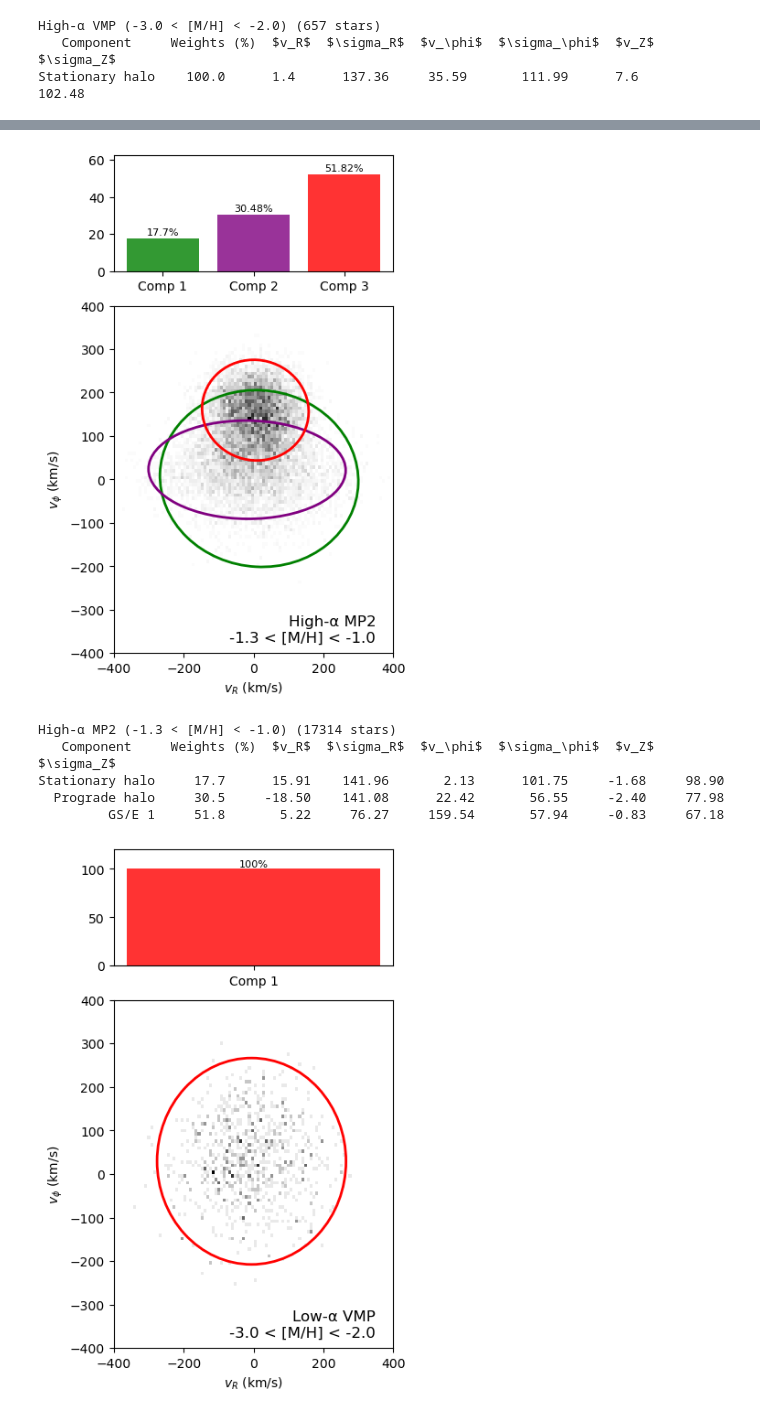
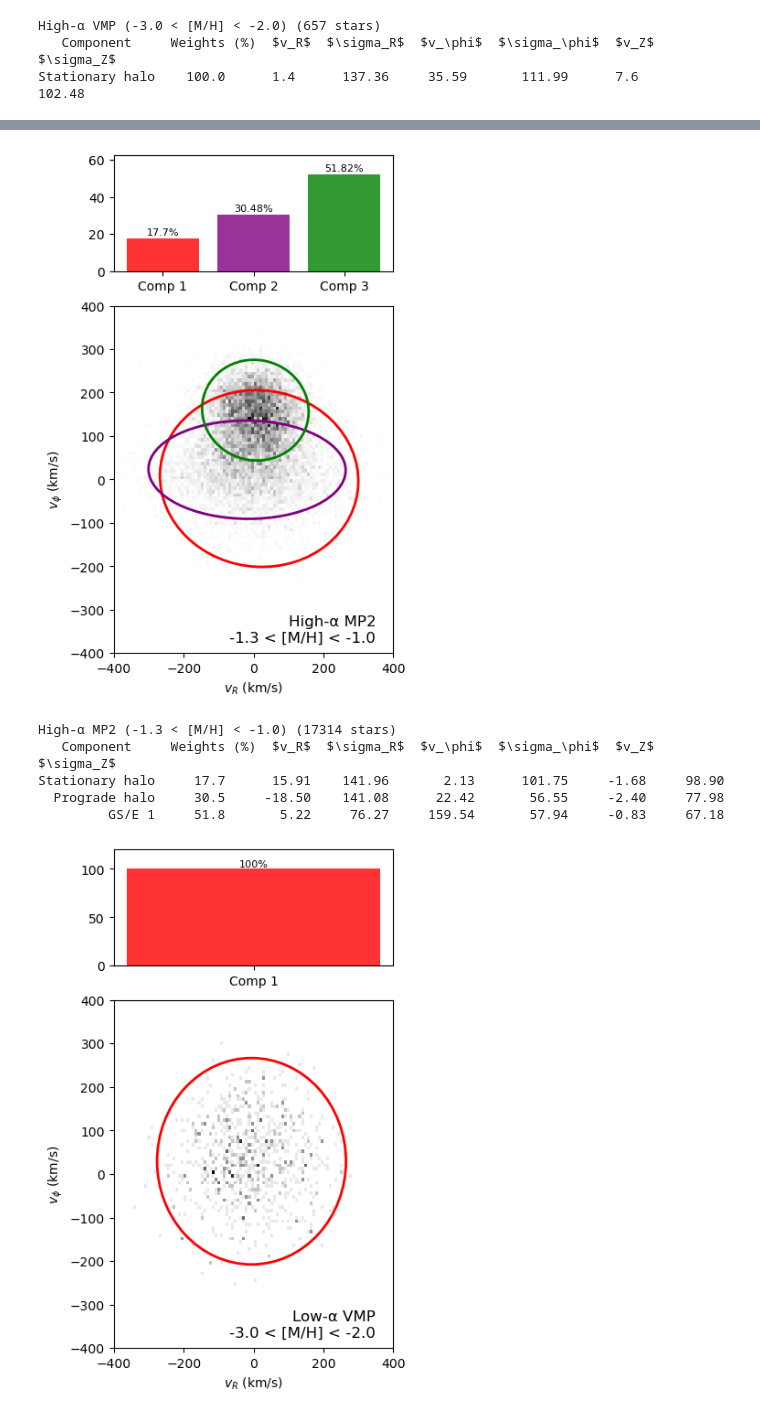
Before and after one commit to raunaq-rai/Disentangling-the-Milky-Way-using-GMM, a Jupyter notebook: notebooks/Viswanathan_GMM.ipynb, the cells around one changed output, grey strips where cells are left out. Drawn from its saved outputs; the diff is of its cells as text; code cells hidden in the pictures.

```diff
--- a/notebooks/Viswanathan_GMM.ipynb
+++ b/notebooks/Viswanathan_GMM.ipynb
@@ -341,21 +341,21 @@ gmm_mp2_high = fit_gmm_fixed_components(df_mp2_high, n_components=3, n_init=100)
 with open("../models/gmm_mp2_high.pkl", "wb") as f:
     pickle.dump(gmm_mp2_high, f)
 # %%
-colors = ["green", "purple", "red"]
+colors = ["red", "purple", "green"]
 
 plot_gmm_with_contributions(
     df_bin=df_mp2_high,
     gmm=gmm_mp2_high,
     bin_label="High-α MP2",
     metallicity_range="-1.3 < [M/H] < -1.0",
     label="mp2_high_alpha_k6",
     component_colors=colors
 )
 
 summary = extract_gmm_parameters(gmm_mp2_high, df_mp2_high, label="High-α MP2 (-1.3 < [M/H] < -1.0)")
 print(summary)
 # %% [output]
-[figure, old version]
+[figure, new version]
 High-α MP2 (-1.3 < [M/H] < -1.0) (17314 stars)
    Component     Weights (%)  $v_R$  $\sigma_R$  $v_\phi$  $\sigma_\phi$  $v_Z$  $\sigma_Z$
 Stationary halo     17.7      15.91    141.96       2.13      101.75     -1.68     98.90
```
Also changed, not shown: parts of 4 cells of this notebook, 6 other files.
